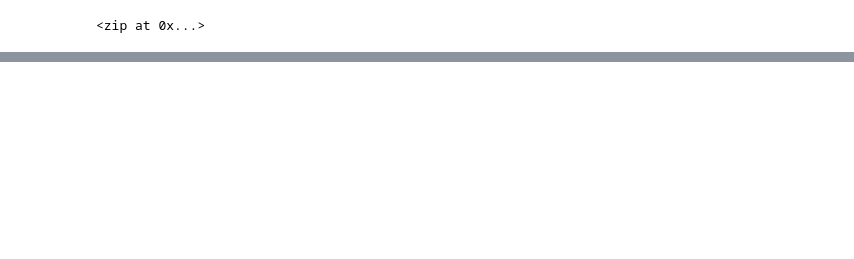
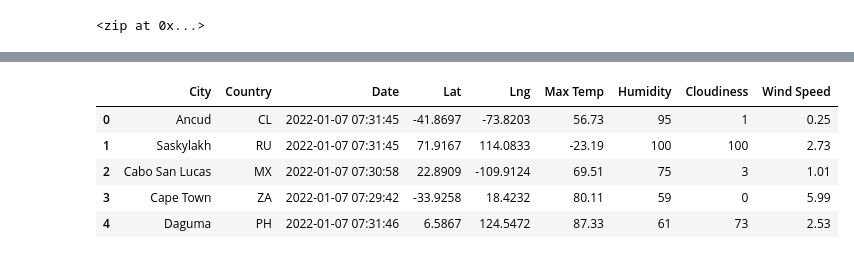
Before and after one commit to jhonpire/World_Weather_Analysis, a Jupyter notebook: WeatherPy.ipynb, the cells around one changed output, grey strips where cells are left out. Saved outputs shown, nothing was run; the diff lists cells and outputs as text; code cells hidden in the pictures; blank space fills up the shorter version.

```diff
--- a/WeatherPy.ipynb
+++ b/WeatherPy.ipynb
@@ -151,2 +209,11 @@ city_data_arranged
+# %%
+city_data_df.head()
+# %% [output]
+|  | City | Country | Date | Lat | Lng | Max Temp | Humidity | Cloudiness | Wind Speed |
+| 0 | Ancud | CL | 2022-01-07 07:31:45 | -41.8697 | -73.8203 | 56.73 | 95 | 1 | 0.25 |
+| 1 | Saskylakh | RU | 2022-01-07 07:31:45 | 71.9167 | 114.0833 | -23.19 | 100 | 100 | 2.73 |
+| 2 | Cabo San Lucas | MX | 2022-01-07 07:30:58 | 22.8909 | -109.9124 | 69.51 | 75 | 3 | 1.01 |
+| 3 | Cape Town | ZA | 2022-01-07 07:29:42 | -33.9258 | 18.4232 | 80.11 | 59 | 0 | 5.99 |
+| 4 | Daguma | PH | 2022-01-07 07:31:46 | 6.5867 | 124.5472 | 87.33 | 61 | 73 | 2.53 |
 # %%
 # Create the output file (CSV).
```
Also changed, not shown: parts of 33 cells of this notebook, 11 other files.
